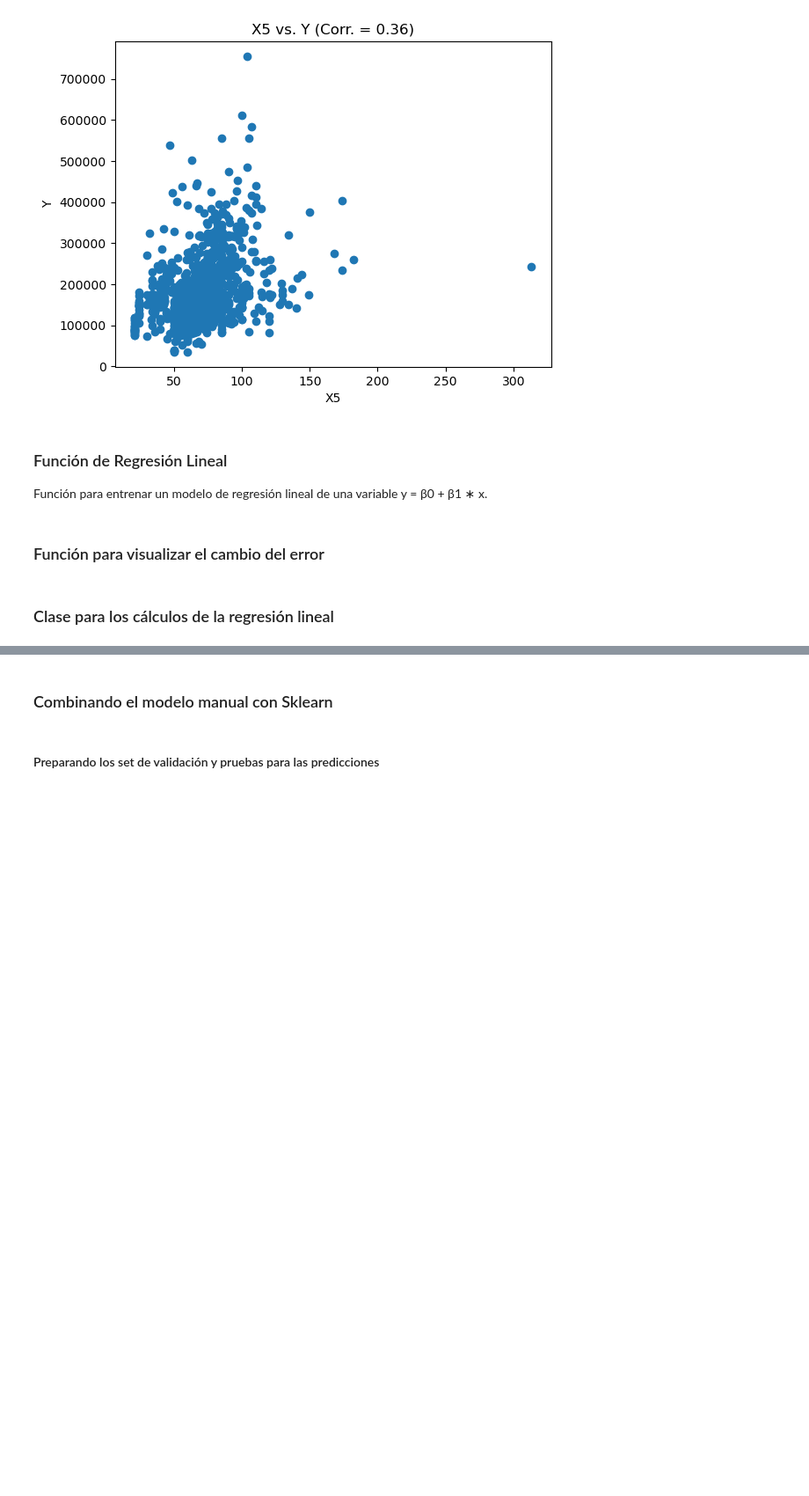
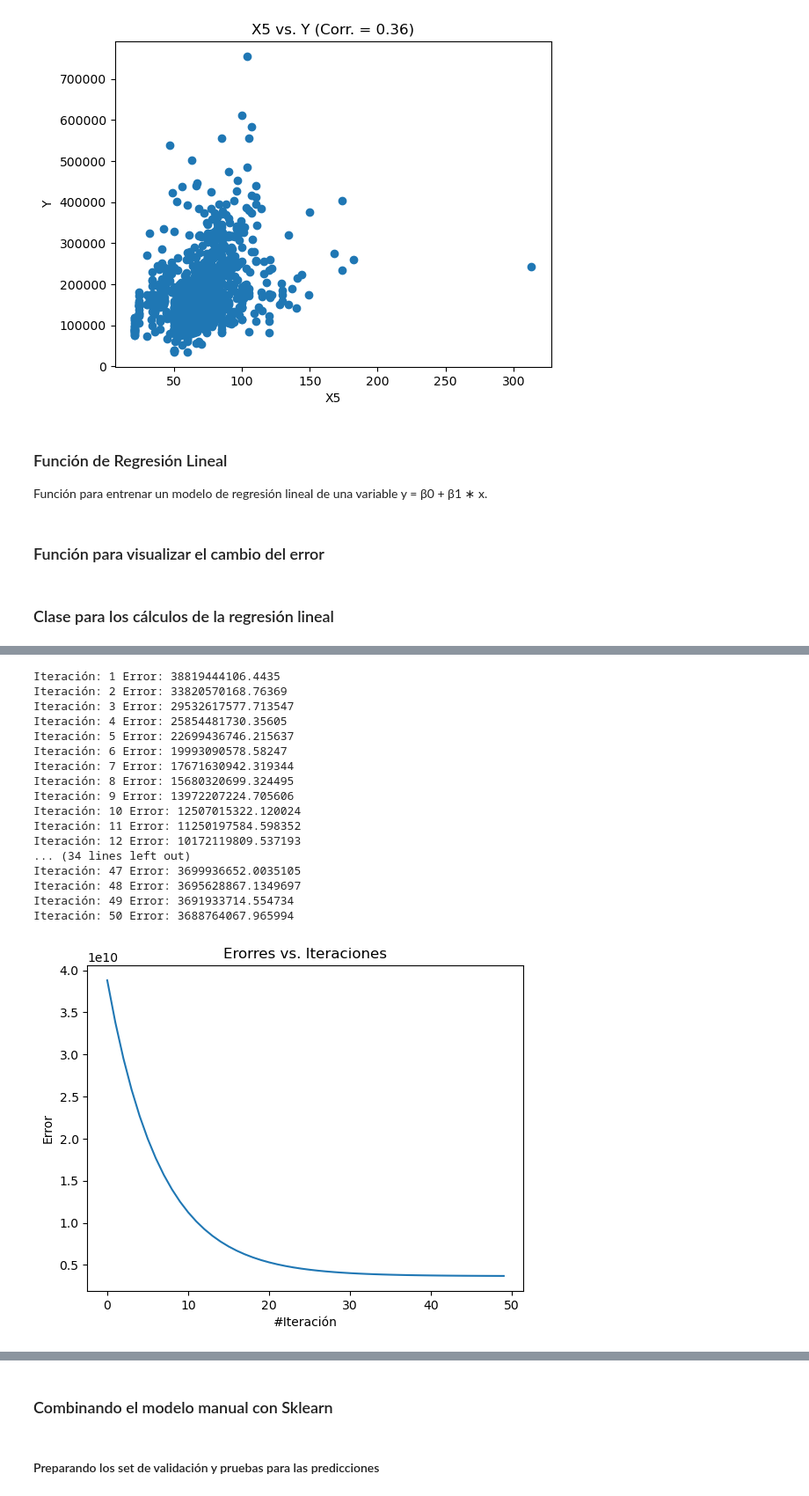
Before and after one commit to fernandosagastume/Proyecto1-DataSciencePy, a Jupyter notebook: src_code.ipynb, the cells around one changed output, grey strips where cells are left out. Shown: that part at 88% size. Saved outputs shown, nothing was run; the diff lists cells and outputs as text; code cells hidden in the pictures; blank space fills up the shorter version.

```diff
--- a/src_code.ipynb
+++ b/src_code.ipynb
@@ -302,5 +291,24 @@ n_plot_modelos_1 = 5
 # %%
 # Se realiza el entrenamiento con X2
 RL_X2.entrenar(X2_INDEP, Y_DEP, epochs_1, print_errors_1, learning_rate_1)
-#RL_X2.plot_errores()
-#RL_X2.plot_modelos(n_plot_modelos_1, X2_INDEP, Y_DEP)
+RL_X2.plot_errores()
+RL_X2.plot_modelos(n_plot_modelos_1, X2_INDEP, Y_DEP)
+# %% [output]
+Iteración: 1 Error: 38819444106.4435
+Iteración: 2 Error: 33820570168.76369
+Iteración: 3 Error: 29532617577.713547
+Iteración: 4 Error: 25854481730.35605
+Iteración: 5 Error: 22699436746.215637
+Iteración: 6 Error: 19993090578.58247
+Iteración: 7 Error: 17671630942.319344
+Iteración: 8 Error: 15680320699.324495
+Iteración: 9 Error: 13972207224.705606
+Iteración: 10 Error: 12507015322.120024
+Iteración: 11 Error: 11250197584.598352
+Iteración: 12 Error: 10172119809.537193
+... (34 lines left out)
+Iteración: 47 Error: 3699936652.0035105
+Iteración: 48 Error: 3695628867.1349697
+Iteración: 49 Error: 3691933714.554734
+Iteración: 50 Error: 3688764067.965994
+[figure, added]
```
Also changed, not shown: parts of 19 cells of this notebook.
